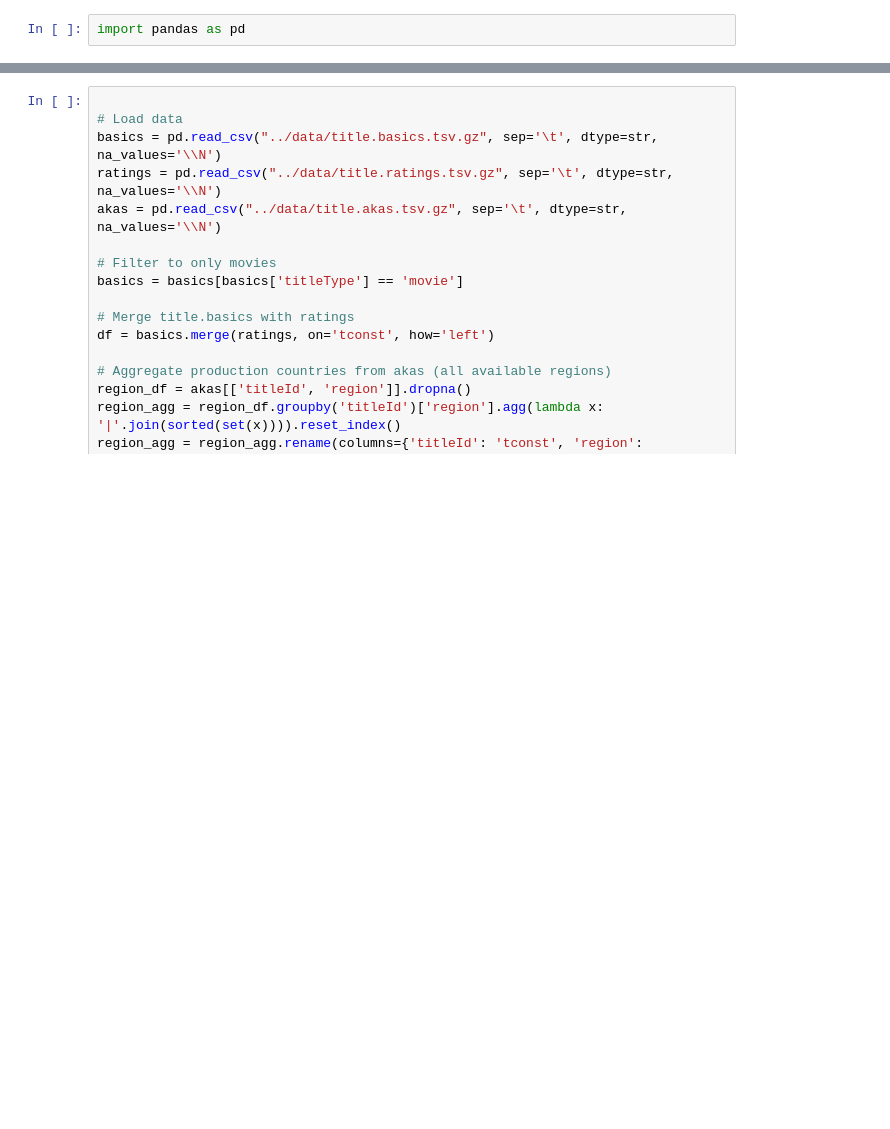
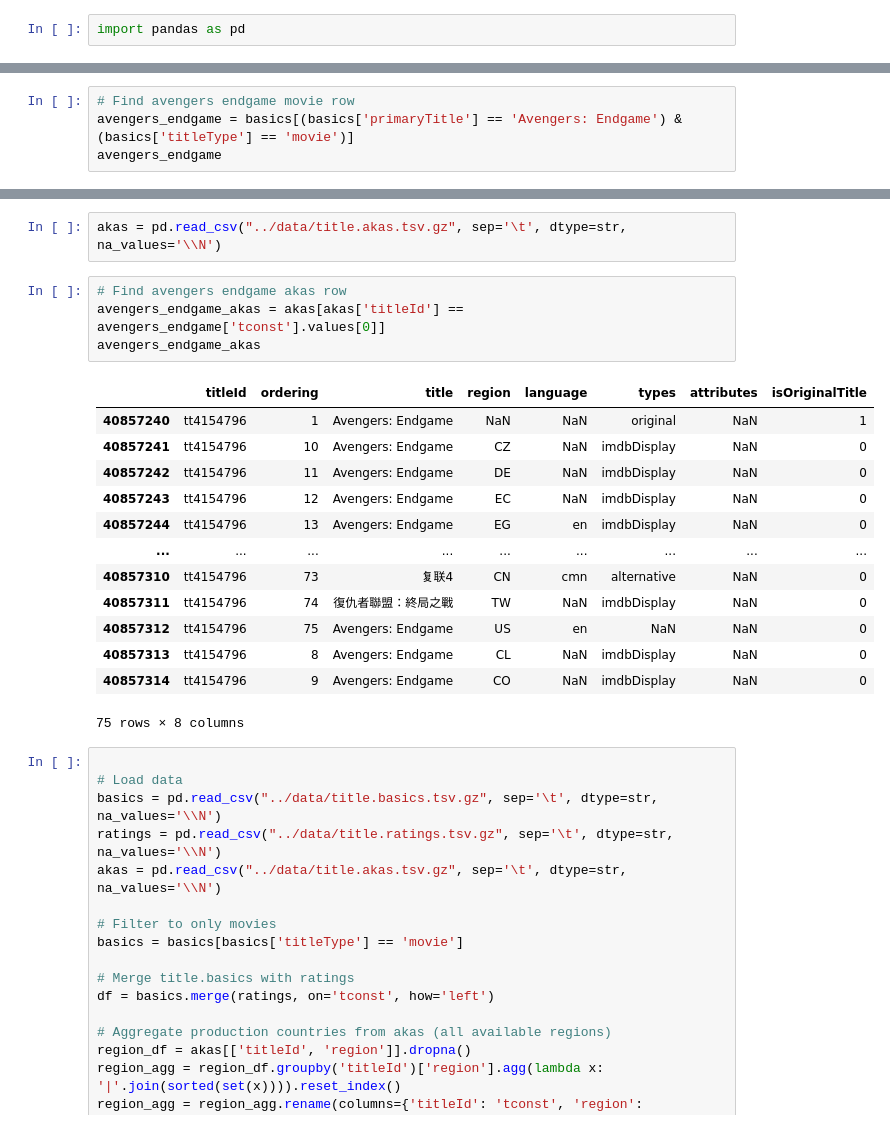
Before and after one commit to fvhreimert/social_data_final_project, a Jupyter notebook: data_cleaning.ipynb, the cells around one changed output, grey strips where cells are left out. Drawn from its saved outputs; the diff is of its cells as text; blank space fills up the shorter version.

```diff
--- a/data_cleaning.ipynb
+++ b/data_cleaning.ipynb
@@ -97,0 +9,4 @@ df_final
+# %%
+# Find avengers endgame movie row
+avengers_endgame = basics[(basics['primaryTitle'] == 'Avengers: Endgame') & (basics['titleType'] == 'movie')]
+avengers_endgame
@@ -98,3 +27,23 @@ df_final
+# %%
+akas = pd.read_csv("../data/title.akas.tsv.gz", sep='\t', dtype=str, na_values='\\N')
+# %%
+# Find avengers endgame akas row
+avengers_endgame_akas = akas[akas['titleId'] == avengers_endgame['tconst'].values[0]]
+avengers_endgame_akas
+# %% [output]
+|  | titleId | ordering | title | region | language | types | attributes | isOriginalTitle |
+| 40857240 | tt4154796 | 1 | Avengers: Endgame | NaN | NaN | original | NaN | 1 |
+| 40857241 | tt4154796 | 10 | Avengers: Endgame | CZ | NaN | imdbDisplay | NaN | 0 |
+| 40857242 | tt4154796 | 11 | Avengers: Endgame | DE | NaN | imdbDisplay | NaN | 0 |
+| 40857243 | tt4154796 | 12 | Avengers: Endgame | EC | NaN | imdbDisplay | NaN | 0 |
+| 40857244 | tt4154796 | 13 | Avengers: Endgame | EG | en | imdbDisplay | NaN | 0 |
+| ... | ... | ... | ... | ... | ... | ... | ... | ... |
+| 40857310 | tt4154796 | 73 | 复联4 | CN | cmn | alternative | NaN | 0 |
+| 40857311 | tt4154796 | 74 | 復仇者聯盟：終局之戰 | TW | NaN | imdbDisplay | NaN | 0 |
+| 40857312 | tt4154796 | 75 | Avengers: Endgame | US | en | NaN | NaN | 0 |
+| 40857313 | tt4154796 | 8 | Avengers: Endgame | CL | NaN | imdbDisplay | NaN | 0 |
+| 40857314 | tt4154796 | 9 | Avengers: Endgame | CO | NaN | imdbDisplay | NaN | 0 |
+75 rows × 8 columns
 # %%
 
 # Load data
```
Also changed, not shown: parts of 21 cells of this notebook, 8 other files.
